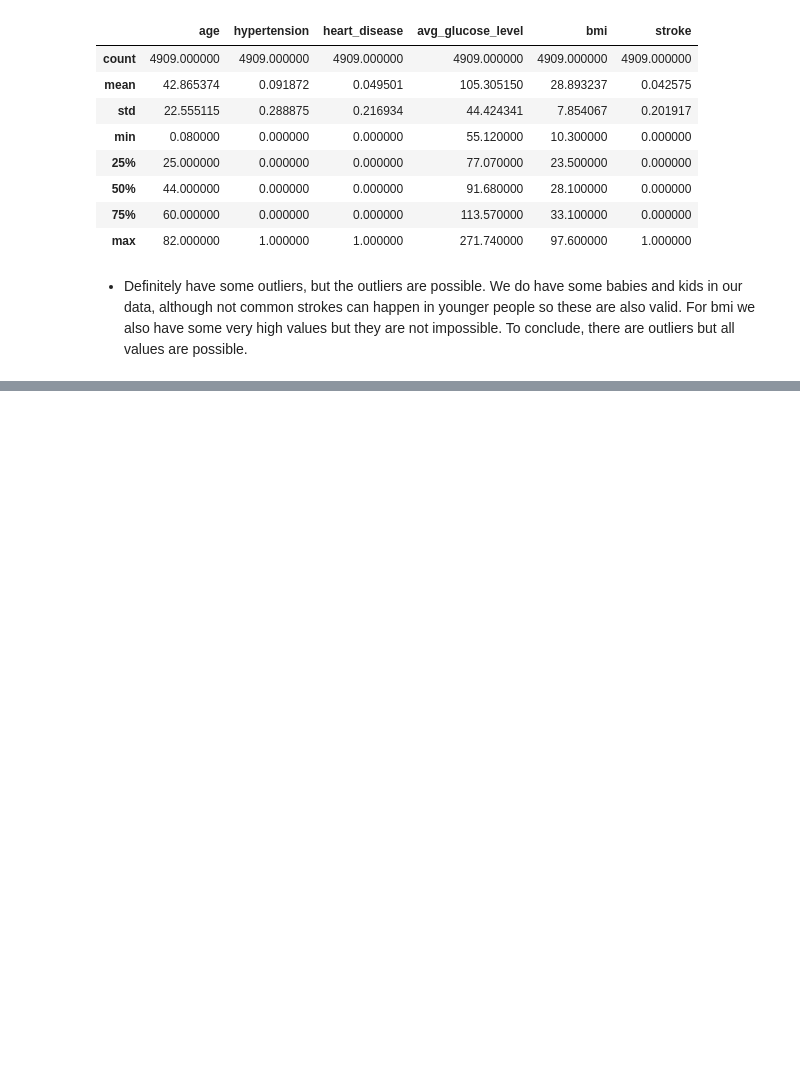
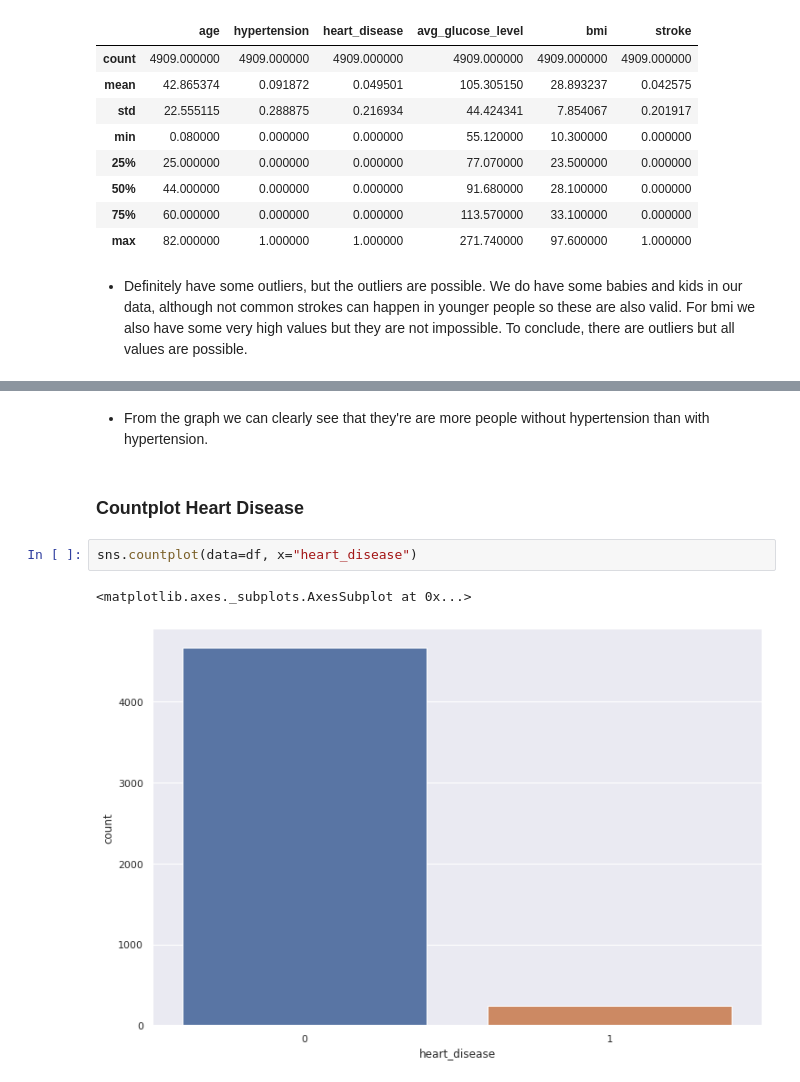
Before and after one commit to bustyAI/stroke-predictions, a Jupyter notebook: Stroke_Prediction.ipynb, the cells around one changed output, grey strips where cells are left out. Cells and saved outputs as stored; diff of their text form; blank space fills up the shorter version.

```diff
--- a/Stroke_Prediction.ipynb
+++ b/Stroke_Prediction.ipynb
@@ -184,0 +231,9 @@ df.describe()
+# %% [markdown]
+- From the graph we can clearly see that they're are more people without hypertension than with hypertension.
+# %% [markdown]
+### Countplot Heart Disease
+# %%
+sns.countplot(data=df, x="heart_disease")
+# %% [output]
+<matplotlib.axes._subplots.AxesSubplot at 0x...>
+[figure, added]
```
Also changed, not shown: parts of 37 cells of this notebook.
